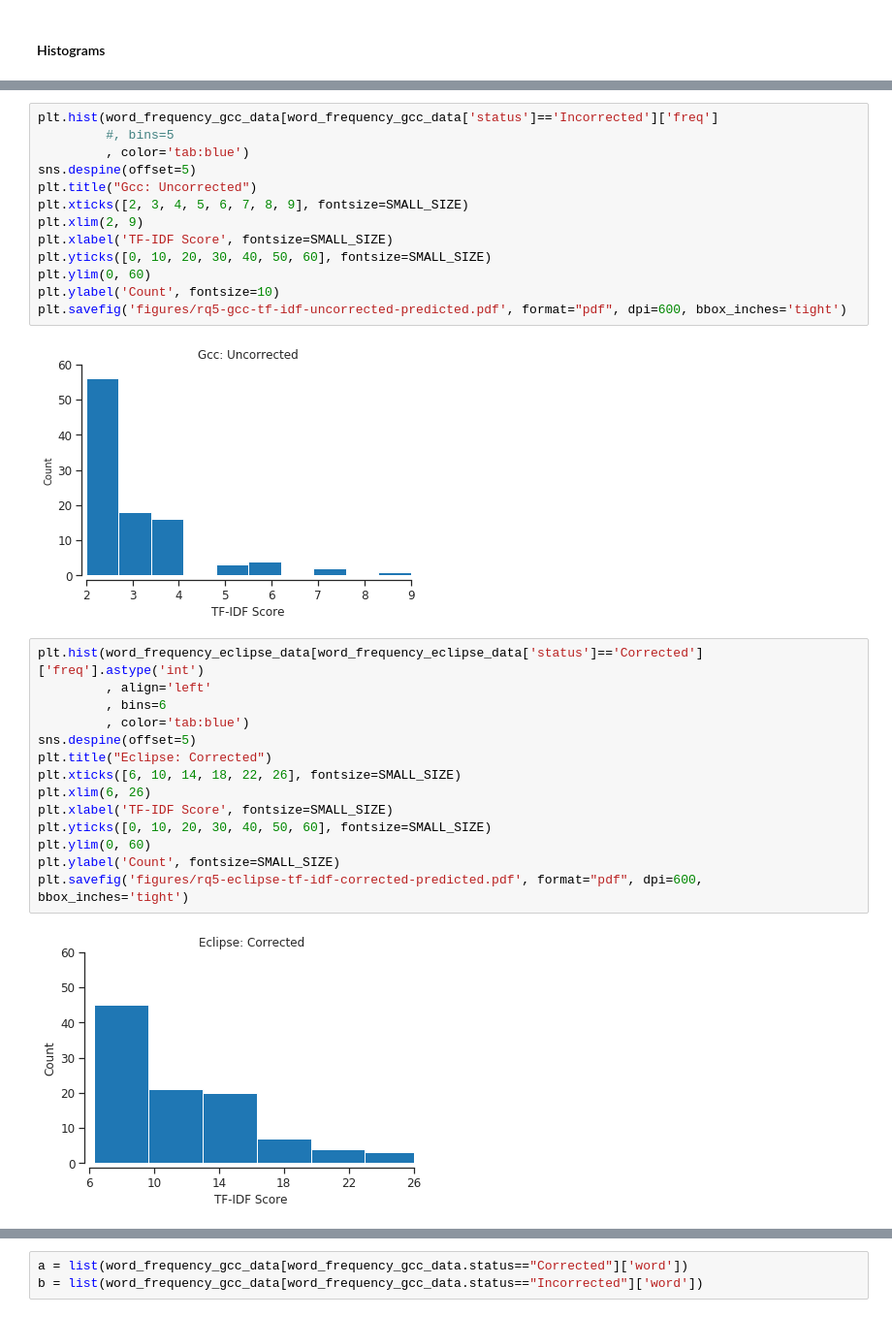
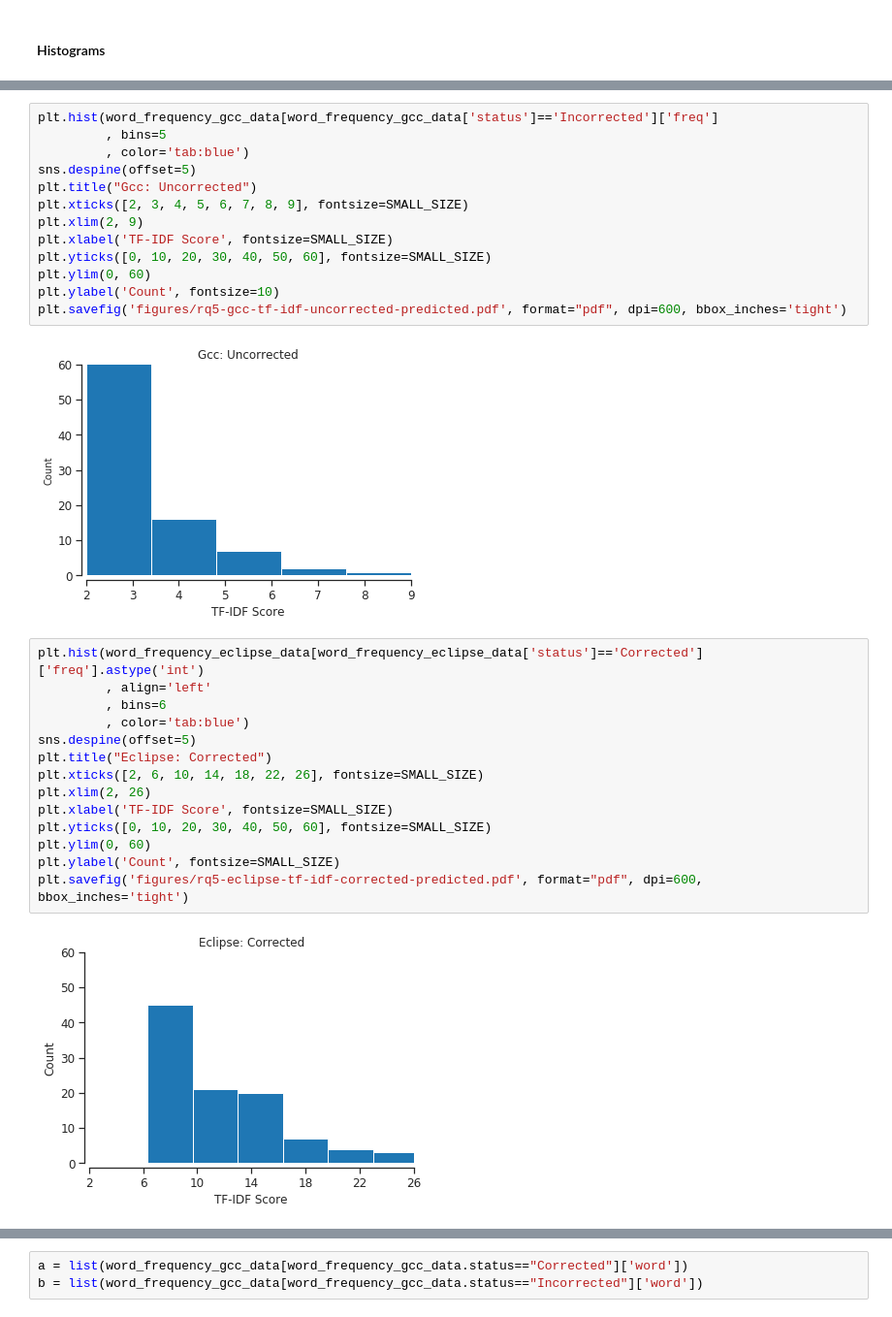
Before and after one commit to gomesluiz/my-doctorate, a Jupyter notebook: projects/long-lived-bug-prediction/notebooks/20191101_long_lived_prediction_rq5_data_analysis.ipynb, the cells around one changed output, grey strips where cells are left out. Shown at 97% size. Drawn from its saved outputs; the diff is of its cells as text.

```diff
--- a/projects/long-lived-bug-prediction/notebooks/20191101_long_lived_prediction_rq5_data_analysis.ipynb
+++ b/projects/long-lived-bug-prediction/notebooks/20191101_long_lived_prediction_rq5_data_analysis.ipynb
@@ -438,6 +427,6 @@ sns.despine(offset=5)
 # %%
 plt.hist(word_frequency_gcc_data[word_frequency_gcc_data['status']=='Incorrected']['freq']
-         #, bins=5
+         , bins=5
          , color='tab:blue')
 sns.despine(offset=5)
 plt.title("Gcc: Uncorrected")
@@ -449,23 +438,23 @@ plt.ylim(0, 60)
 plt.ylabel('Count', fontsize=10)
 plt.savefig('figures/rq5-gcc-tf-idf-uncorrected-predicted.pdf', format="pdf", dpi=600, bbox_inches='tight')
 # %% [output]
-[figure, old version]
+[figure, new version]
 # %%
 plt.hist(word_frequency_eclipse_data[word_frequency_eclipse_data['status']=='Corrected']['freq'].astype('int')
          , align='left'
          , bins=6
          , color='tab:blue')
 sns.despine(offset=5)
 plt.title("Eclipse: Corrected")
-plt.xticks([6, 10, 14, 18, 22, 26], fontsize=SMALL_SIZE)
-plt.xlim(6, 26)
+plt.xticks([2, 6, 10, 14, 18, 22, 26], fontsize=SMALL_SIZE)
+plt.xlim(2, 26)
 plt.xlabel('TF-IDF Score', fontsize=SMALL_SIZE)
 plt.yticks([0, 10, 20, 30, 40, 50, 60], fontsize=SMALL_SIZE)
 plt.ylim(0, 60)
 plt.ylabel('Count', fontsize=SMALL_SIZE)
 plt.savefig('figures/rq5-eclipse-tf-idf-corrected-predicted.pdf', format="pdf", dpi=600, bbox_inches='tight')
 # %% [output]
-[figure, old version]
+[figure, new version]
 # %%
 plt.hist(word_frequency_eclipse_data[word_frequency_eclipse_data['status']=='Incorrected']['freq']
          , align='left'
```
Also changed, not shown: parts of 3 cells of this notebook, 20 other files.
